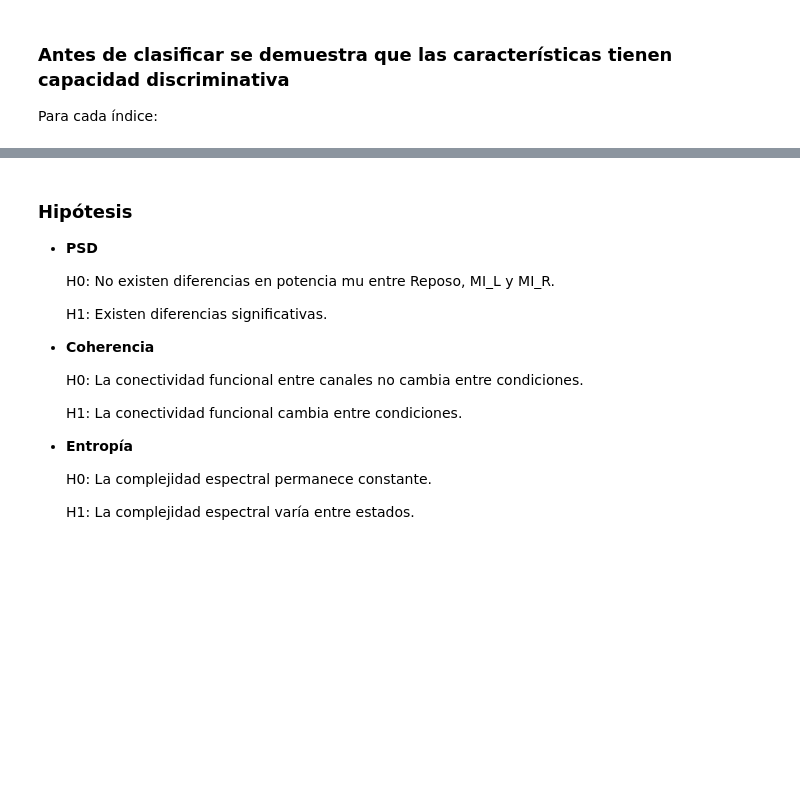
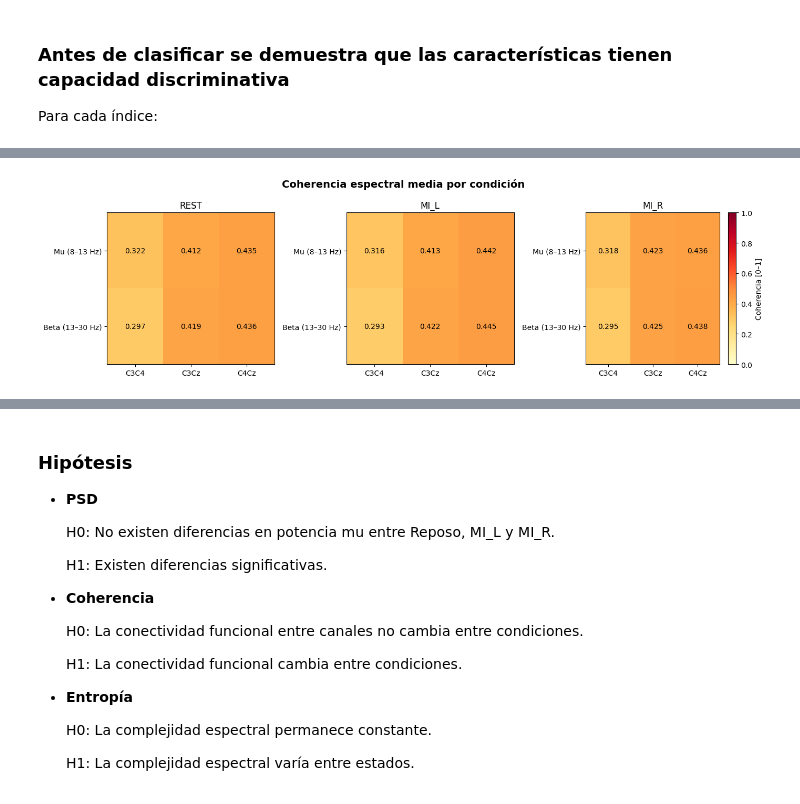
Before and after one commit to Aleja0001/Proyectos_de_Biose-ales, a Jupyter notebook: Proyecto 2.ipynb, the cells around one changed output, grey strips where cells are left out. Cells and saved outputs as stored; diff of their text form; code cells hidden in the pictures; blank space fills up the shorter version.

```diff
--- a/Proyecto 2.ipynb
+++ b/Proyecto 2.ipynb
@@ -663,0 +916,40 @@ sns.violinplot(
+# %%
+# 6a.5 Heatmap de coherencia
+# La coherencia es una medida de conectividad entre pares de canales.
+# Un heatmap permite ver simultáneamente los tres pares y las dos bandas
+# para cada condición, facilitando comparaciones visuales rápidas.
+
+pares_coh  = ['C3C4', 'C3Cz', 'C4Cz']
+fig, axes  = plt.subplots(1, 3, figsize=(14, 4))
+fig.suptitle('Coherencia espectral media por condición',
+             fontsize=14, fontweight='bold')
+
+for ax, condicion in zip(axes, ORDEN):
+    subset = df[df['tarea'] == condicion]
+
+    # Construir matriz 2 bandas × 3 pares con los valores medios
+    matriz = np.array([
+        [subset[f'coh_{banda}_{par}'].mean() for par in pares_coh]
+        for banda in ['mu', 'beta']
+    ])
+
+    im = ax.imshow(matriz, vmin=0, vmax=1, cmap='YlOrRd', aspect='auto')
+    ax.set_xticks(range(len(pares_coh)))
+    ax.set_xticklabels(pares_coh)
+    ax.set_yticks([0, 1])
+    ax.set_yticklabels(['Mu (8–13 Hz)', 'Beta (13–30 Hz)'])
+    ax.set_title(condicion)
+
+    # Anotar cada celda con el valor numérico
+    for i in range(2):
+        for j in range(3):
+            ax.text(j, i, f'{matriz[i, j]:.3f}',
+                    ha='center', va='center', fontsize=10,
+                    color='black' if matriz[i, j] < 0.6 else 'white')
+
+plt.colorbar(im, ax=axes[-1], label='Coherencia [0–1]')
+plt.tight_layout()
+plt.savefig('heatmap_coherencia.png', dpi=150, bbox_inches='tight')
+plt.show()
+# %% [output]
+[figure, added]
```
Also changed, not shown: parts of 45 cells of this notebook, 10 other files.
